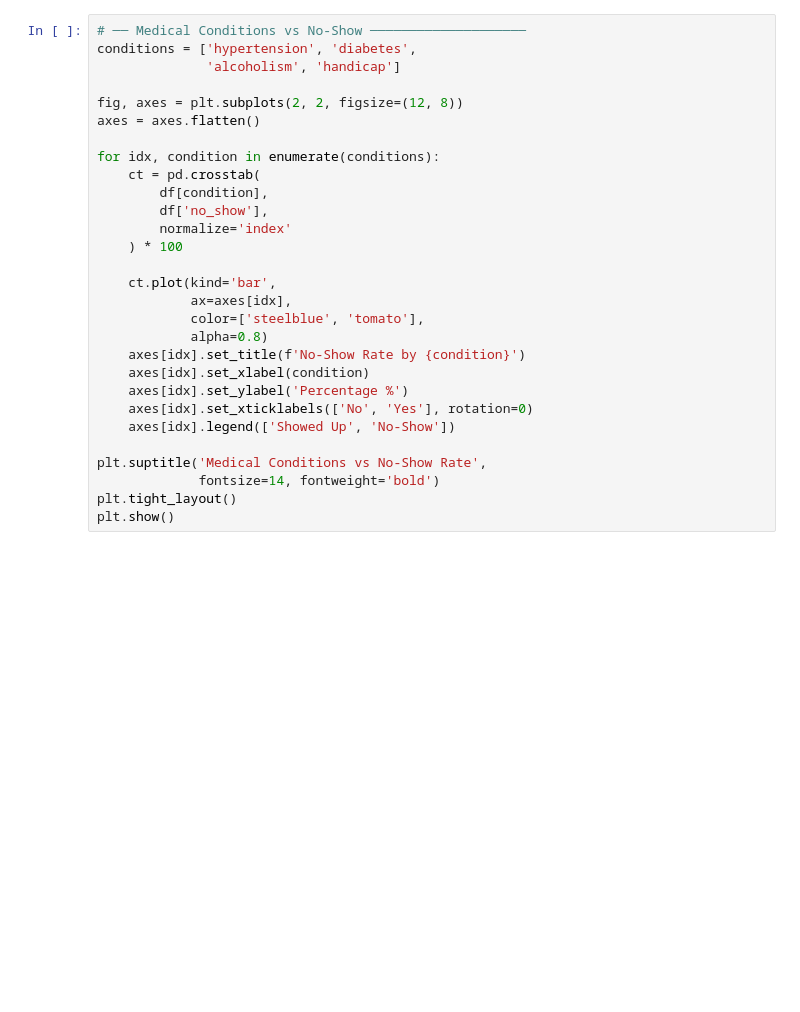
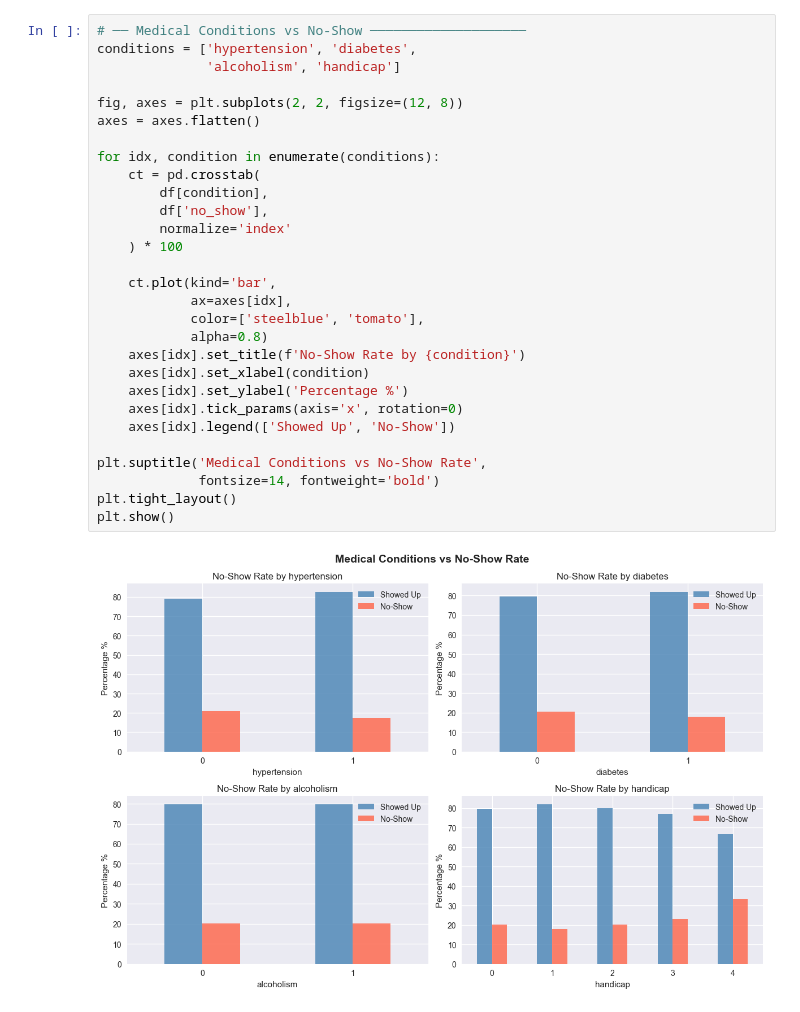
Before and after one commit to smudvar/healthcare-no-show-predictor, a Jupyter notebook: notebooks/01_EDA.ipynb, the cells around one changed output. Cells and saved outputs as stored; diff of their text form; blank space fills up the shorter version.

```diff
--- a/notebooks/01_EDA.ipynb
+++ b/notebooks/01_EDA.ipynb
@@ -207,32 +294,34 @@ plt.show()
 # %%
 # ── Medical Conditions vs No-Show ────────────────────
 conditions = ['hypertension', 'diabetes',
               'alcoholism', 'handicap']
 
 fig, axes = plt.subplots(2, 2, figsize=(12, 8))
 axes = axes.flatten()
 
 for idx, condition in enumerate(conditions):
     ct = pd.crosstab(
         df[condition],
         df['no_show'],
         normalize='index'
     ) * 100
 
     ct.plot(kind='bar',
             ax=axes[idx],
             color=['steelblue', 'tomato'],
             alpha=0.8)
     axes[idx].set_title(f'No-Show Rate by {condition}')
     axes[idx].set_xlabel(condition)
     axes[idx].set_ylabel('Percentage %')
-    axes[idx].set_xticklabels(['No', 'Yes'], rotation=0)
+    axes[idx].tick_params(axis='x', rotation=0)
     axes[idx].legend(['Showed Up', 'No-Show'])
 
 plt.suptitle('Medical Conditions vs No-Show Rate',
              fontsize=14, fontweight='bold')
 plt.tight_layout()
 plt.show()
+# %% [output]
+[figure, added]
 # %%
 # ── SMS Received vs No-Show ──────────────────────────
 print("=== SMS IMPACT ON ATTENDANCE ===\n")
```
Also changed, not shown: parts of 18 cells of this notebook, 12 other files.
